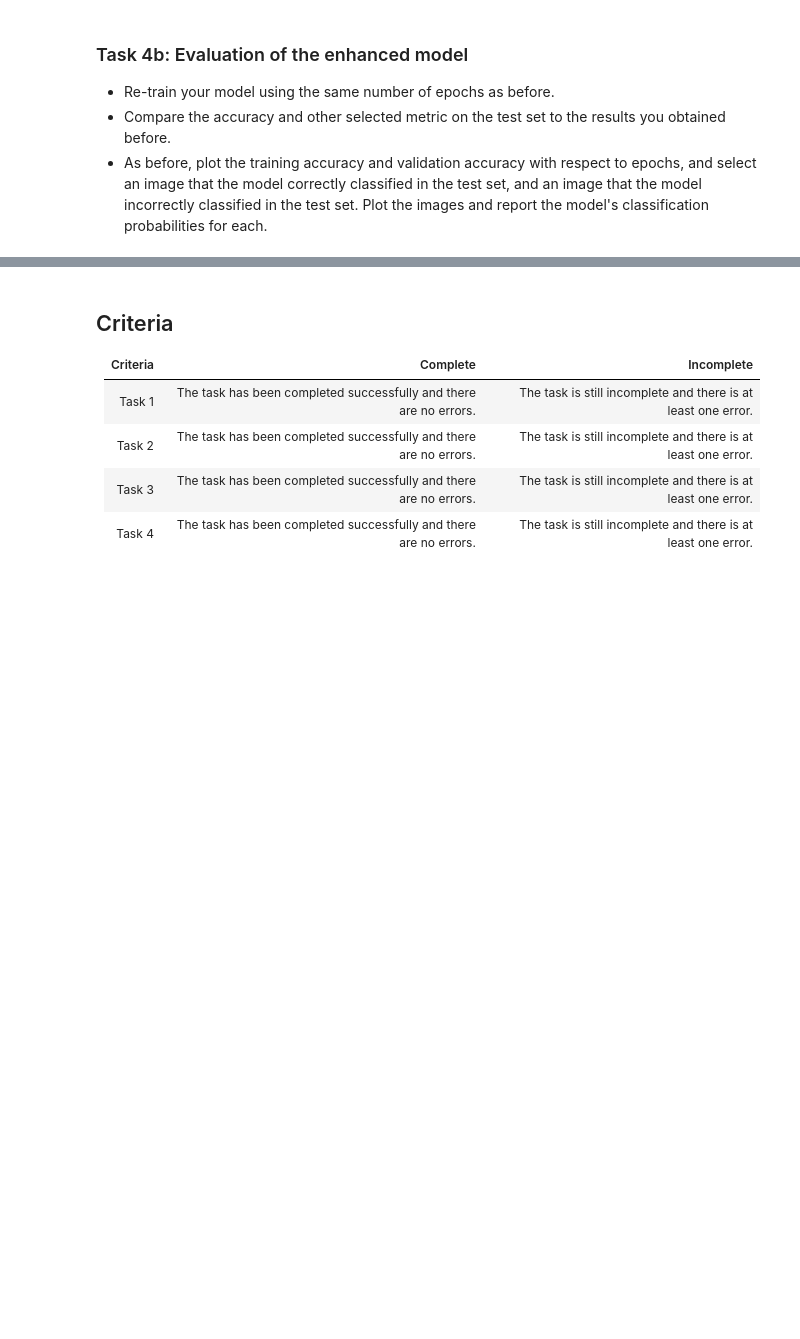
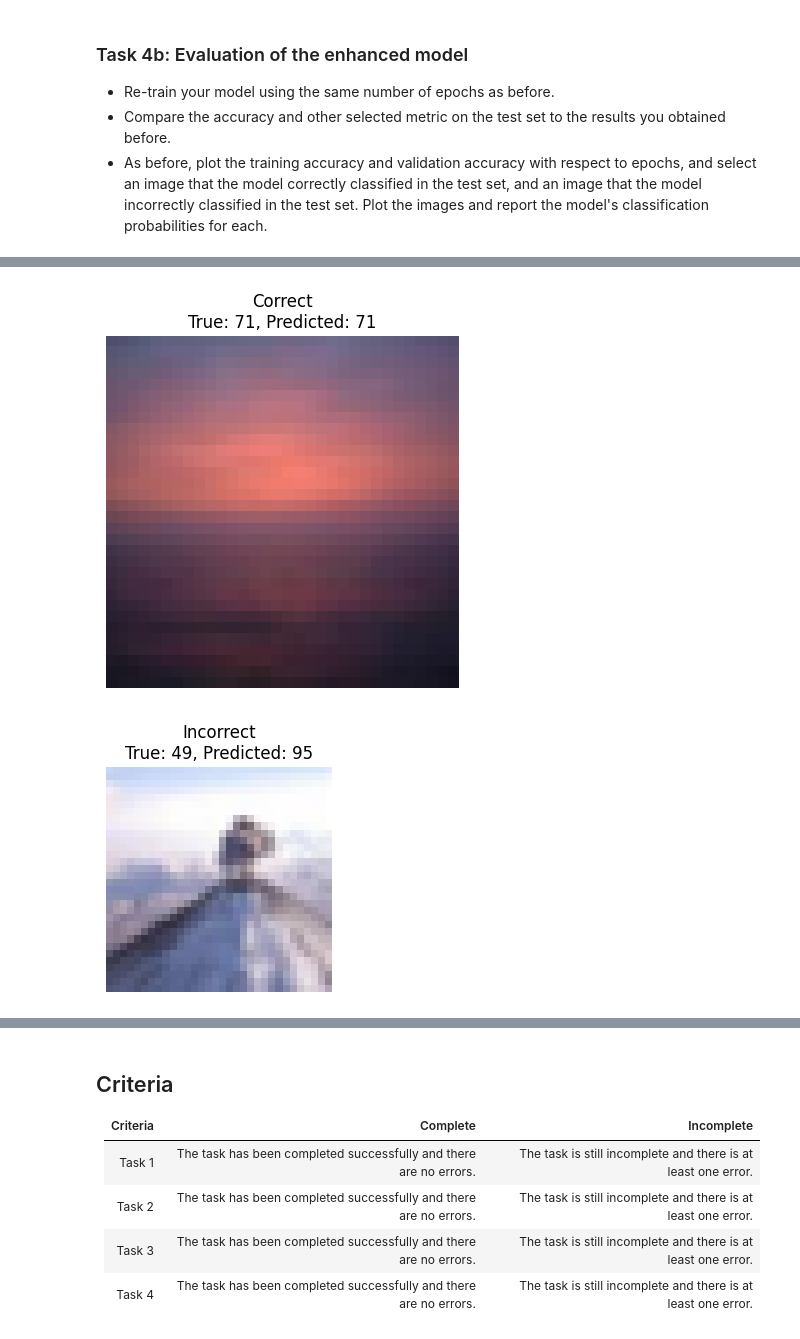
Before and after one commit to baxik88/deep_learning, a Jupyter notebook: 02_activities/assignments/assignment_1.ipynb, the cells around one changed output, grey strips where cells are left out. Drawn from its saved outputs; the diff is of its cells as text; code cells hidden in the pictures; blank space fills up the shorter version.

```diff
--- a/02_activities/assignments/assignment_1.ipynb
+++ b/02_activities/assignments/assignment_1.ipynb
@@ -161,0 +345,30 @@ ValueError: Arguments `target` and `output` must have the same shape. Received:
+# %%
+import numpy as np
+
+# Get predictions
+y_pred = model.predict(x_test)
+y_pred_classes = np.argmax(y_pred, axis=1)
+y_true_classes = np.argmax(y_test, axis=1)
+
+# Find correct and incorrect classifications
+correct_idx = np.where(y_pred_classes == y_true_classes)[0][0]
+incorrect_idx = np.where(y_pred_classes != y_true_classes)[0][0]
+
+# Function to plot results
+def plot_prediction(idx, correct=True):
+    plt.imshow(x_test[idx])
+    plt.axis('off')
+    predicted_label = y_pred_classes[idx]
+    true_label = y_true_classes[idx]
+    title = f"Correct\nTrue: {true_label}, Predicted: {predicted_label}" if correct else \
+            f"Incorrect\nTrue: {true_label}, Predicted: {predicted_label}"
+    plt.title(title)
+    plt.show()
+
+# Show images
+plt.figure(figsize=(10, 5))
+plt.subplot(1, 2, 1)
+plot_prediction(correct_idx, correct=True)
+plt.subplot(1, 2, 2)
+plot_prediction(incorrect_idx, correct=False)
+# %% [output]
@@ -162,3 +376,5 @@ ValueError: Arguments `target` and `output` must have the same shape. Received:
+[figure, added]
+[figure, added]
 # %% [markdown]
 ### Task 4c: Discussion of the results
 
```
Also changed, not shown: parts of 17 cells of this notebook.
